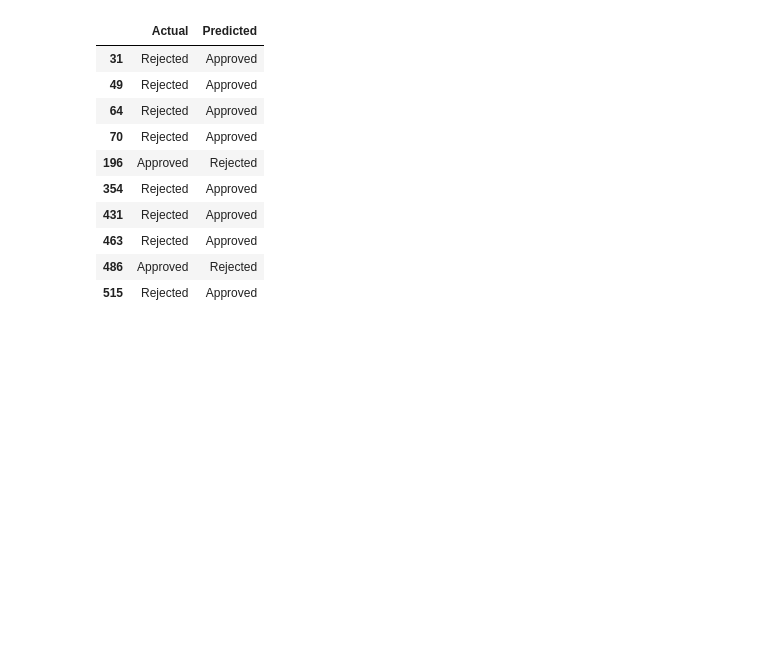
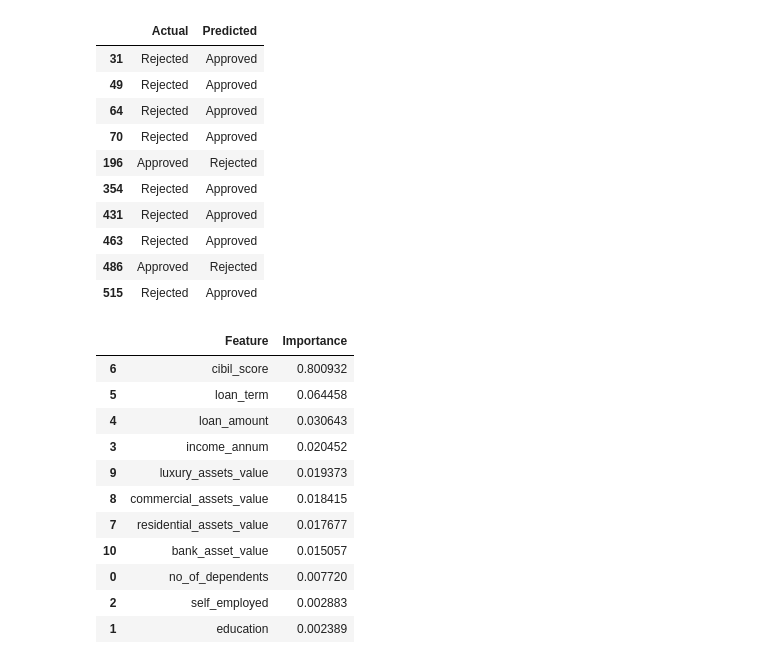
Before and after one commit to ex6t/loan-approval-ml-project, a Jupyter notebook: notebooks/04_random_forest.ipynb, the cells around one changed output. Drawn from its saved outputs; the diff is of its cells as text; code cells hidden in the pictures; blank space fills up the shorter version.

```diff
--- a/notebooks/04_random_forest.ipynb
+++ b/notebooks/04_random_forest.ipynb
@@ -127,3 +127,23 @@ Number of wrong Random Forest predictions: 14
 | 463 | Rejected | Approved |
 | 486 | Approved | Rejected |
 | 515 | Rejected | Approved |
+# %%
+feature_importances = pd.DataFrame({
+    "Feature": X_encoded.columns,
+    "Importance": rf_model.feature_importances_
+}).sort_values(by="Importance", ascending=False)
+
+feature_importances
+# %% [output]
+|  | Feature | Importance |
+| 6 | cibil_score | 0.800932 |
+| 5 | loan_term | 0.064458 |
+| 4 | loan_amount | 0.030643 |
+| 3 | income_annum | 0.020452 |
+| 9 | luxury_assets_value | 0.019373 |
+| 8 | commercial_assets_value | 0.018415 |
+| 7 | residential_assets_value | 0.017677 |
+| 10 | bank_asset_value | 0.015057 |
+| 0 | no_of_dependents | 0.007720 |
+| 2 | self_employed | 0.002883 |
+| 1 | education | 0.002389 |
```
Also changed, not shown: parts of 3 cells of this notebook, 1 other file.
